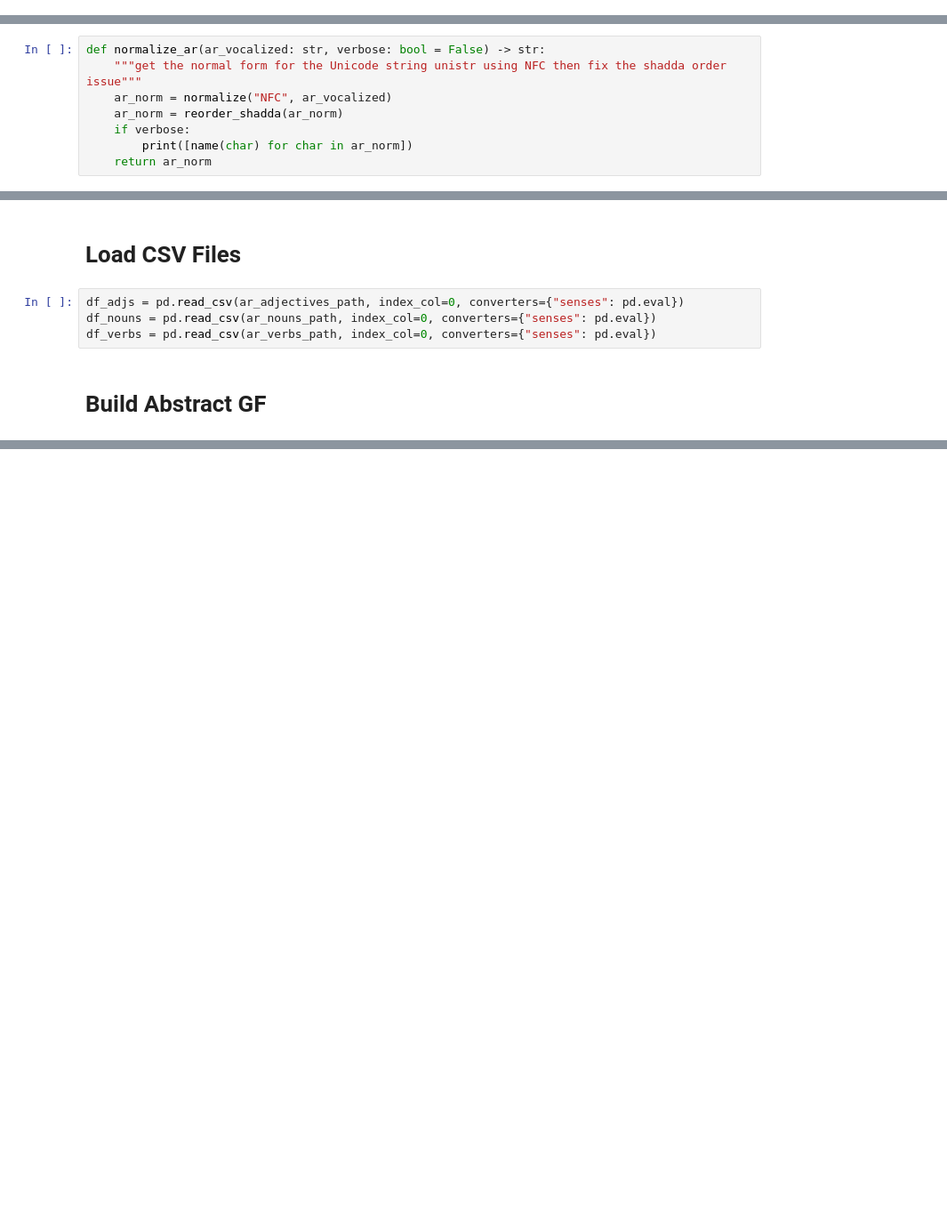
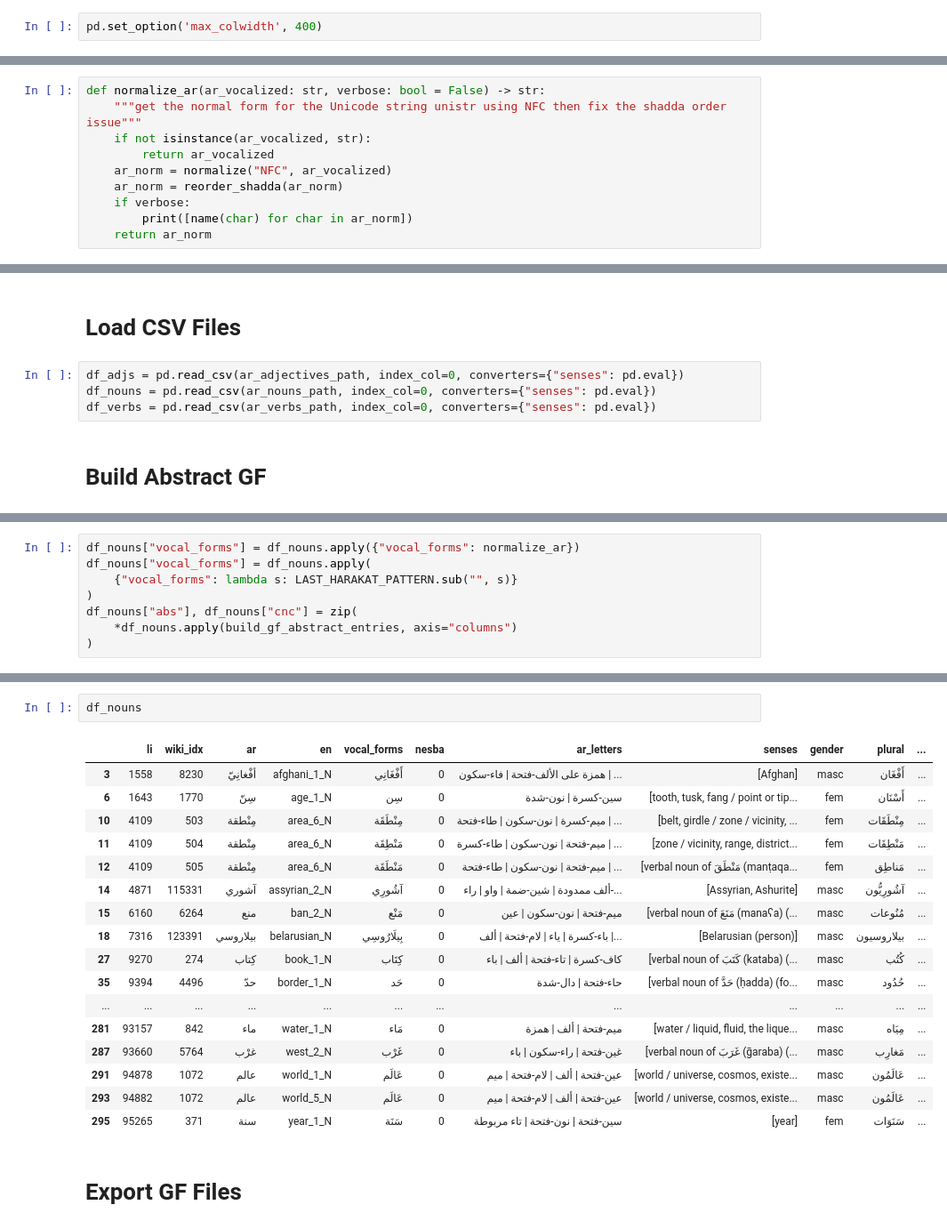
Before and after one commit to zarzouram/MLT_Thesis, a Jupyter notebook: notebooks/step-3_build_gfs.ipynb, the cells around one changed output, grey strips where cells are left out. Shown at 89% size. Cells and saved outputs as stored; diff of their text form; blank space fills up the shorter version.

Commit message:
Finished GF Building

```diff
--- a/notebooks/step-3_build_gfs.ipynb
+++ b/notebooks/step-3_build_gfs.ipynb
@@ -38,3 +47,5 @@ ar_nouns_path = data_dir / "20231028.172908_nouns_lexicon.csv"
+# %%
+pd.set_option('max_colwidth', 400)
 # %% [markdown]
 # Define Functions
 # %% [markdown]
@@ -58,6 +69,8 @@ def reorder_shadda(ar_string: str) -> str:
 # %%
 def normalize_ar(ar_vocalized: str, verbose: bool = False) -> str:
     """get the normal form for the Unicode string unistr using NFC then fix the shadda order issue"""
+    if not isinstance(ar_vocalized, str):
+        return ar_vocalized
     ar_norm = normalize("NFC", ar_vocalized)
     ar_norm = reorder_shadda(ar_norm)
     if verbose:
@@ -125 +182,9 @@ df_verbs = pd.read_csv(ar_verbs_path, index_col=0, converters={"senses": pd.eval
+# %%
+df_nouns["vocal_forms"] = df_nouns.apply({"vocal_forms": normalize_ar})
+df_nouns["vocal_forms"] = df_nouns.apply(
+    {"vocal_forms": lambda s: LAST_HARAKAT_PATTERN.sub("", s)}
+)
+df_nouns["abs"], df_nouns["cnc"] = zip(
+    *df_nouns.apply(build_gf_abstract_entries, axis="columns")
+)
 # %%
@@ -133,0 +240,22 @@ TypeError: unhashable type: 'set'
+# %%
+df_nouns
+# %% [output]
+|  | li | wiki_idx | ar | en | vocal_forms | nesba | ar_letters | senses | gender | plural | ... |
+| 3 | 1558 | 8230 | أفْغانِيّ | afghani_1_N | أَفْغَانِي | 0 | همزة على الألف-فتحة | فاء-سكون | ... | [Afghan] | masc | أَفْغَان | ... |
+| 6 | 1643 | 1770 | سِنّ | age_1_N | سِن | 0 | سين-كسرة | نون-شدة | [tooth, tusk, fang / point or tip... | fem | أَسْنَان | ... |
+| 10 | 4109 | 503 | مِنْطقة | area_6_N | مِنْطَقَة | 0 | ميم-كسرة | نون-سكون | طاء-فتحة | ... | [belt, girdle / zone / vicinity, ... | fem | مِنْطَقَات | ... |
+| 11 | 4109 | 504 | مِنْطقة | area_6_N | مَنْطِقَة | 0 | ميم-فتحة | نون-سكون | طاء-كسرة | ... | [zone / vicinity, range, district... | fem | مَنْطِقَات | ... |
+| 12 | 4109 | 505 | مِنْطقة | area_6_N | مَنْطَقَة | 0 | ميم-فتحة | نون-سكون | طاء-فتحة | ... | [verbal noun of مَنْطَقَ (manṭaqa... | fem | مَناطِق | ... |
+| 14 | 4871 | 115331 | آشوري | assyrian_2_N | آشُورِي | 0 | ألف ممدودة | شين-ضمة | واو | راء-... | [Assyrian, Ashurite] | masc | آشُورِيُّون | ... |
+| 15 | 6160 | 6264 | منع | ban_2_N | مَنْع | 0 | ميم-فتحة | نون-سكون | عين | [verbal noun of مَنَعَ (manaʕa) (... | masc | مُنُوعات | ... |
+| 18 | 7316 | 123391 | بيلاروسي | belarusian_N | بِيلَارُوسِي | 0 | باء-كسرة | ياء | لام-فتحة | ألف |... | [Belarusian (person)] | masc | بيلاروسيون | ... |
+| 27 | 9270 | 274 | كِتاب | book_1_N | كِتَاب | 0 | كاف-كسرة | تاء-فتحة | ألف | باء | [verbal noun of كَتَبَ (kataba) (... | masc | كُتُب | ... |
+| 35 | 9394 | 4496 | حدّ | border_1_N | حَد | 0 | حاء-فتحة | دال-شدة | [verbal noun of حَدَّ (ḥadda) (fo... | masc | حُدُود | ... |
+| ... | ... | ... | ... | ... | ... | ... | ... | ... | ... | ... | ... |
+| 281 | 93157 | 842 | ماء | water_1_N | مَاء | 0 | ميم-فتحة | ألف | همزة | [water / liquid, fluid, the lique... | masc | مِيَاه | ... |
+| 287 | 93660 | 5764 | غرْب | west_2_N | غَرْب | 0 | غين-فتحة | راء-سكون | باء | [verbal noun of غَرَبَ (ḡaraba) (... | masc | مَغارِب | ... |
+| 291 | 94878 | 1072 | عالم | world_1_N | عَالَم | 0 | عين-فتحة | ألف | لام-فتحة | ميم | [world / universe, cosmos, existe... | masc | عَالَمُون | ... |
+| 293 | 94882 | 1072 | عالم | world_5_N | عَالَم | 0 | عين-فتحة | ألف | لام-فتحة | ميم | [world / universe, cosmos, existe... | masc | عَالَمُون | ... |
+| 295 | 95265 | 371 | سنة | year_1_N | سَنَة | 0 | سين-فتحة | نون-فتحة | تاء مربوطة | [year] | fem | سَنَوَات | ... |
+# %% [markdown]
+# Export GF Files
```
Also changed, not shown: parts of 15 cells of this notebook, 5 other files.
